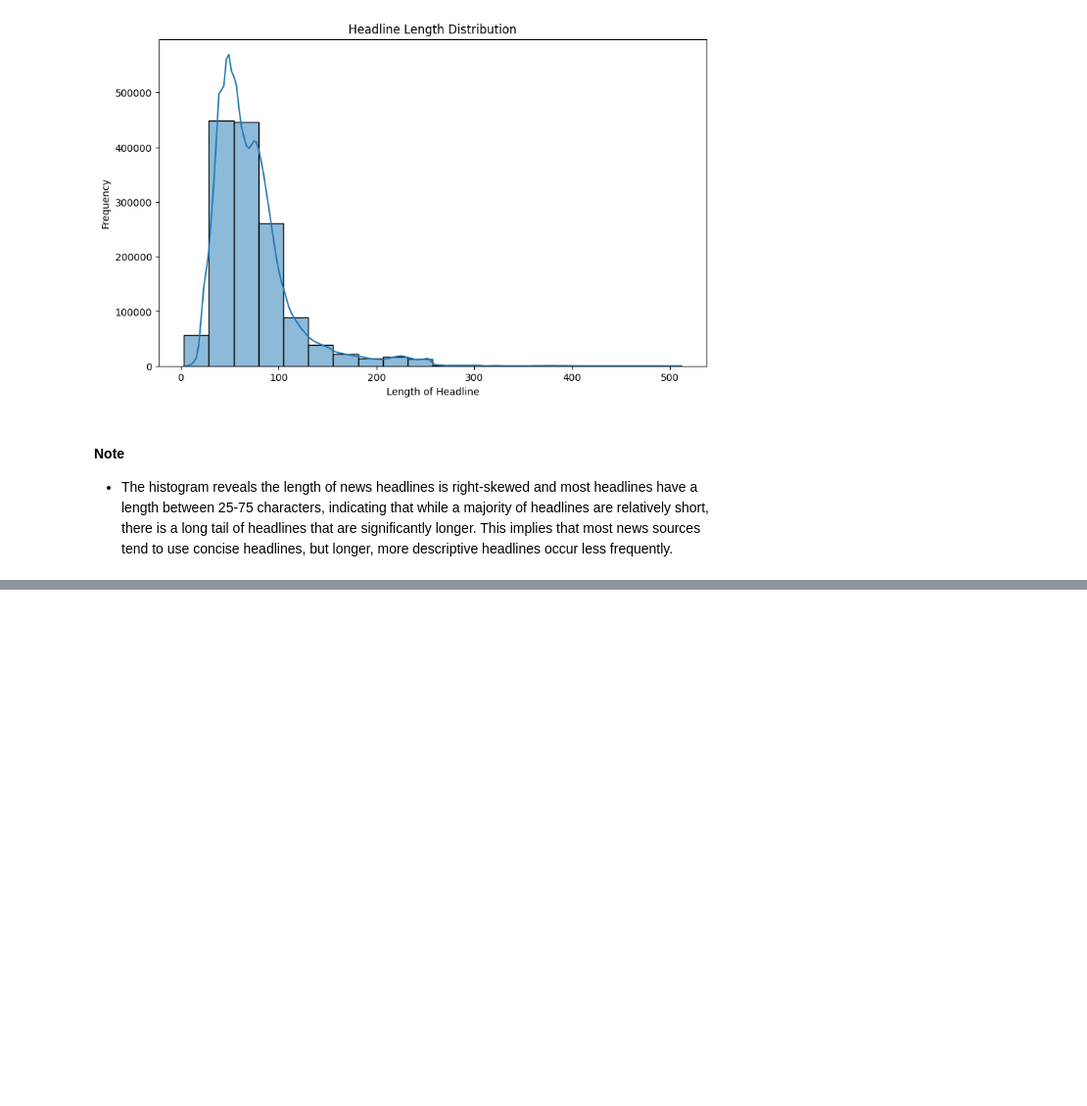
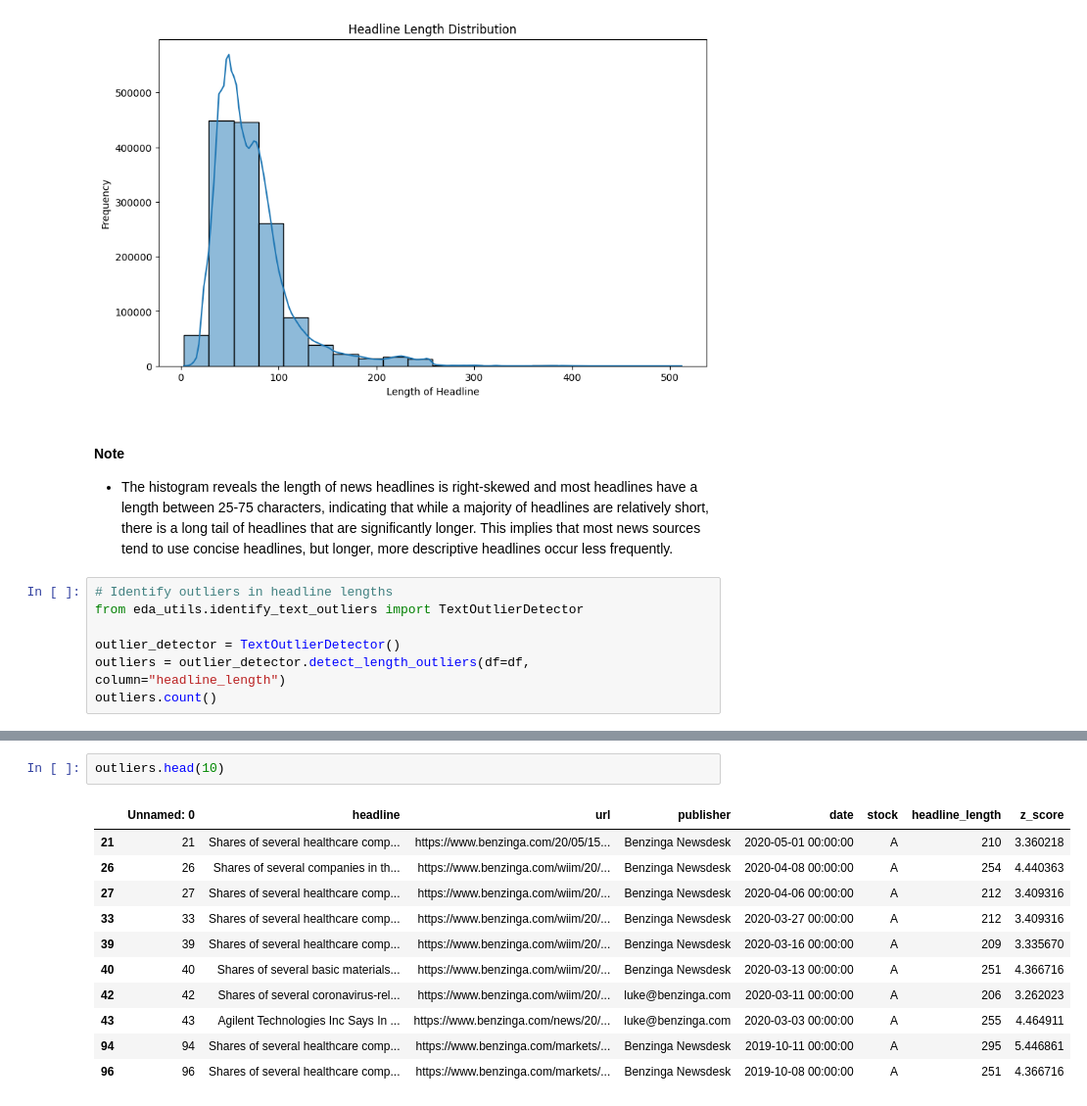
Before and after one commit to Ty-Miki/financial-news-sentiment, a Jupyter notebook: notebooks/EDA.ipynb, the cells around one changed output, grey strips where cells are left out. Shown at 98% size. Cells and saved outputs as stored; diff of their text form; blank space fills up the shorter version.

Commit message:
Identified very long and very short headlines using z-scores, Identified dulicate headlines and marked/flagged both of them in a new df called flagged_df

```diff
--- a/notebooks/EDA.ipynb
+++ b/notebooks/EDA.ipynb
@@ -69,3 +69,10 @@ plotter.plot_histogram(df=df, column="headline_length", title="Headline Length D
 #### Note
 
 - The histogram reveals the length of news headlines is right-skewed and most headlines have a length between 25-75 characters, indicating that while a majority of headlines are relatively short, there is a long tail of headlines that are significantly longer. This implies that most news sources tend to use concise headlines, but longer, more descriptive headlines occur less frequently.
+# %%
+# Identify outliers in headline lengths
+from eda_utils.identify_text_outliers import TextOutlierDetector
+
+outlier_detector = TextOutlierDetector()
+outliers = outlier_detector.detect_length_outliers(df=df, column="headline_length")
+outliers.count()
@@ -71,0 +90,14 @@ plotter.plot_histogram(df=df, column="headline_length", title="Headline Length D
+# %%
+outliers.head(10)
+# %% [output]
+|  | Unnamed: 0 | headline | url | publisher | date | stock | headline_length | z_score |
+| 21 | 21 | Shares of several healthcare comp... | https://www.benzinga.com/20/05/15... | Benzinga Newsdesk | 2020-05-01 00:00:00 | A | 210 | 3.360218 |
+| 26 | 26 | Shares of several companies in th... | https://www.benzinga.com/wiim/20/... | Benzinga Newsdesk | 2020-04-08 00:00:00 | A | 254 | 4.440363 |
+| 27 | 27 | Shares of several healthcare comp... | https://www.benzinga.com/wiim/20/... | Benzinga Newsdesk | 2020-04-06 00:00:00 | A | 212 | 3.409316 |
+| 33 | 33 | Shares of several healthcare comp... | https://www.benzinga.com/wiim/20/... | Benzinga Newsdesk | 2020-03-27 00:00:00 | A | 212 | 3.409316 |
+| 39 | 39 | Shares of several healthcare comp... | https://www.benzinga.com/wiim/20/... | Benzinga Newsdesk | 2020-03-16 00:00:00 | A | 209 | 3.335670 |
+| 40 | 40 | Shares of several basic materials... | https://www.benzinga.com/wiim/20/... | Benzinga Newsdesk | 2020-03-13 00:00:00 | A | 251 | 4.366716 |
+| 42 | 42 | Shares of several coronavirus-rel... | https://www.benzinga.com/wiim/20/... | luke@benzinga.com | 2020-03-11 00:00:00 | A | 206 | 3.262023 |
+| 43 | 43 | Agilent Technologies Inc Says In ... | https://www.benzinga.com/news/20/... | luke@benzinga.com | 2020-03-03 00:00:00 | A | 255 | 4.464911 |
+| 94 | 94 | Shares of several healthcare comp... | https://www.benzinga.com/markets/... | Benzinga Newsdesk | 2019-10-11 00:00:00 | A | 295 | 5.446861 |
+| 96 | 96 | Shares of several healthcare comp... | https://www.benzinga.com/markets/... | Benzinga Newsdesk | 2019-10-08 00:00:00 | A | 251 | 4.366716 |
```
Also changed, not shown: parts of 8 cells of this notebook, 4 other files.
